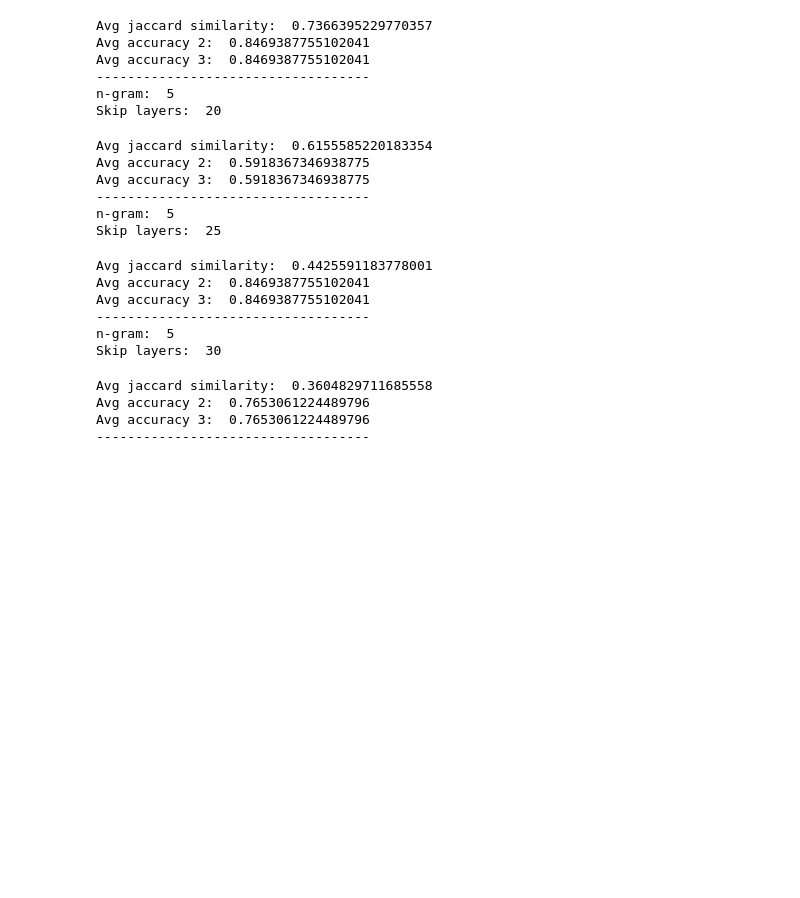
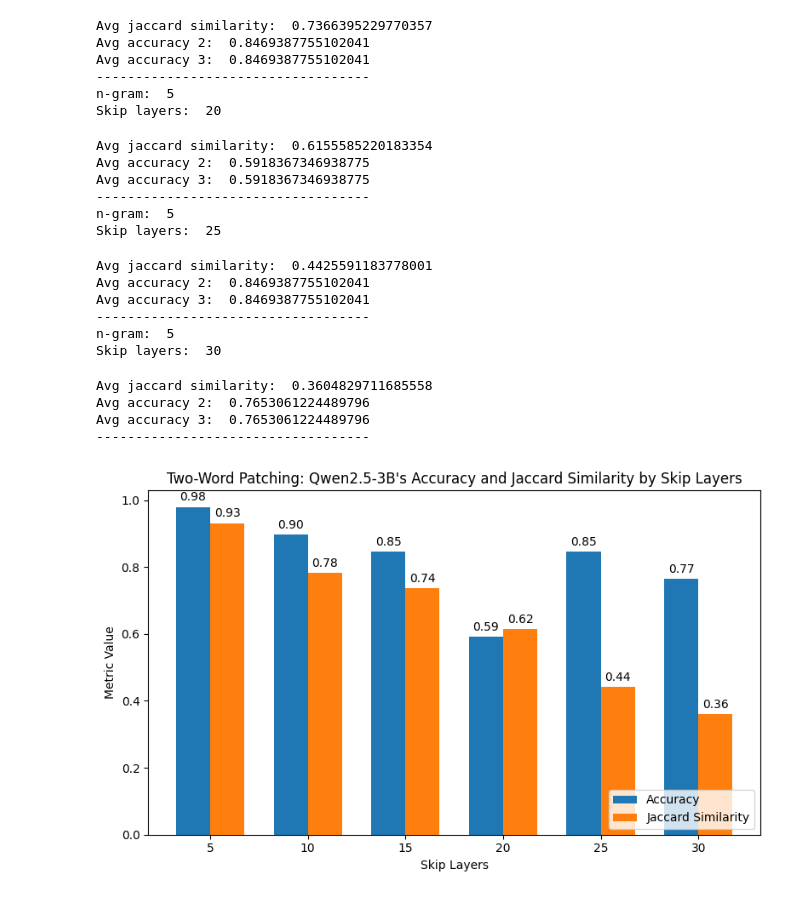
Before and after one commit to phusroyal/CopyMech, a Jupyter notebook: gec_tflens_2patch.ipynb, the cells around one changed output. Saved outputs shown, nothing was run; the diff lists cells and outputs as text; code cells hidden in the pictures; blank space fills up the shorter version.

```diff
--- a/gec_tflens_2patch.ipynb
+++ b/gec_tflens_2patch.ipynb
@@ -423,3 +423,75 @@ Avg jaccard similarity:  0.3604829711685558
 Avg accuracy 2:  0.7653061224489796
 Avg accuracy 3:  0.7653061224489796
 -----------------------------------
+# %%
+# Accuracy 3 values
+accuracy3 = [
+    0.9795918367346939,  # Skip layers: 5
+    0.8979591836734694,  # Skip layers: 10
+    0.8469387755102041,  # Skip layers: 15
+    0.5918367346938775,  # Skip layers: 20
+    0.8469387755102041,  # Skip layers: 25
+    0.7653061224489796   # Skip layers: 30
+]
+
+# Jaccard Similarity values
+jaccard_similarity = [
+    0.9313672906789519,  # Skip layers: 5
+    0.7829099975846391,  # Skip layers: 10
+    0.7366395229770357,  # Skip layers: 15
+    0.6155585220183354,  # Skip layers: 20
+    0.4425591183778001,  # Skip layers: 25
+    0.3604829711685558   # Skip layers: 30
+]
+
+import matplotlib.pyplot as plt
+import numpy as np
+
+def plot_skip_layer_metrics(skip_layers, accuracy3, jaccard_similarity, model_name, schema):
+    """
+    Plots a grouped bar chart of Accuracy 3 and Jaccard Similarity for different skip layers.
+
+    Parameters:
+      skip_layers (list): List of skip layer values (e.g., [5, 10, 15, 20, 25, 30]).
+      accuracy3 (list): List of Accuracy 3 values corresponding to each skip layer.
+      jaccard_similarity (list): List of Jaccard similarity values corresponding to each skip layer.
+    """
+    # Create an array with the positions for each skip layer on the x-axis.
+    x = np.arange(len(skip_layers))
+    width = 0.35  # width of each bar
+
+    # Create the plot and two sets of bars.
+    fig, ax = plt.subplots(figsize=(8, 5))
+    bars_acc = ax.bar(x - width/2, accuracy3, width, label='Accuracy')
+    bars_jacc = ax.bar(x + width/2, jaccard_similarity, width, label='Jaccard Similarity')
+
+    # Label the axes and add a title
+    ax.set_xlabel('Skip Layers')
+    ax.set_ylabel('Metric Value')
+    ax.set_title(f'{schema}: {model_name}\'s Accuracy and Jaccard Similarity by Skip Layers')
+    ax.set_xticks(x)
+    ax.set_xticklabels(skip_layers)
+    ax.legend(loc = 'lower right')
+
+    # Add numerical labels above the bars
+    def autolabel(bars):
+        for bar in bars:
+            height = bar.get_height()
+            ax.annotate(f'{height:.2f}',
+                        xy=(bar.get_x() + bar.get_width() / 2, height),
+                        xytext=(0, 3),  # vertical offset
+                        textcoords="offset points",
+                        ha='center', va='bottom')
+
+    autolabel(bars_acc)
+    autolabel(bars_jacc)
+
+    plt.tight_layout()
+    plt.show()
+
+# Example data based on the results:
+skip_layers = [5, 10, 15, 20, 25, 30]
+
+plot_skip_layer_metrics(skip_layers, accuracy3, jaccard_similarity, model_name="Qwen2.5-3B", schema="Two-Word Patching")
+# %% [output]
+[figure, added]
```
Also changed, not shown: 2 other files.
